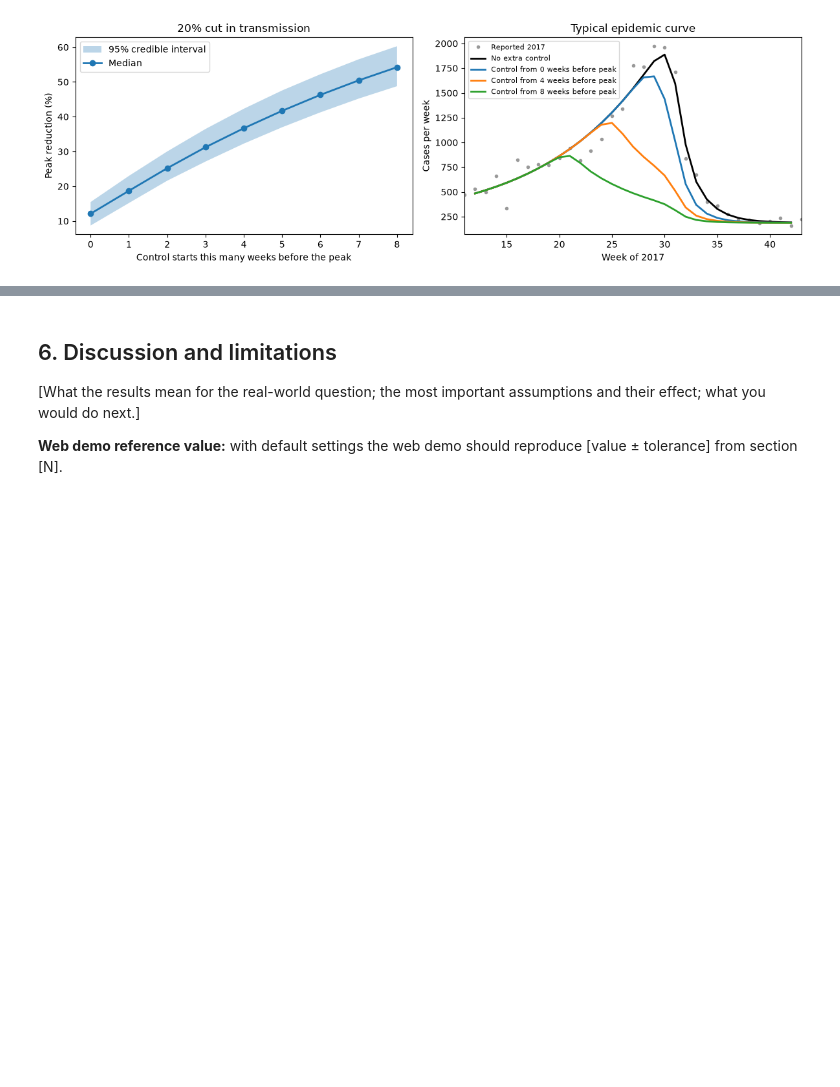
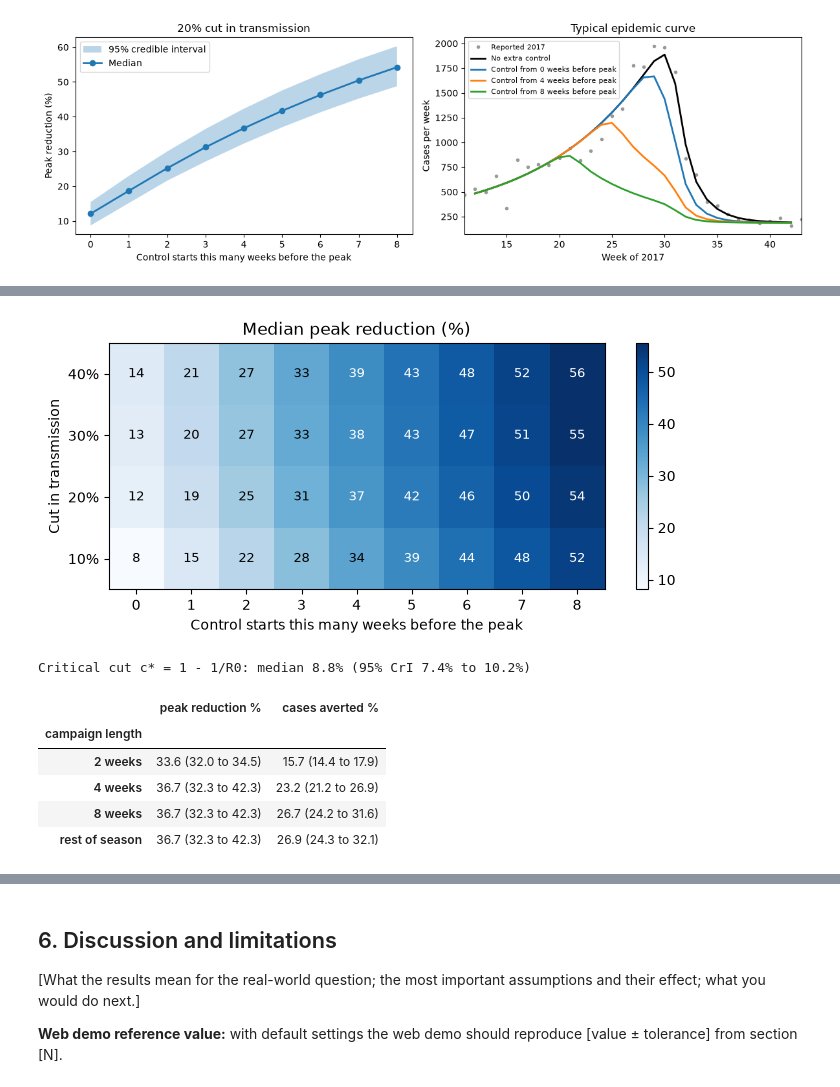
Before and after one commit to geethsenaviratne/dengue-sir-mcmc-colombo, a Jupyter notebook: notebook/dengue-sir-mcmc-colombo.ipynb, the cells around one changed output, grey strips where cells are left out. Drawn from its saved outputs; the diff is of its cells as text; code cells hidden in the pictures; blank space fills up the shorter version.

```diff
--- a/notebook/dengue-sir-mcmc-colombo.ipynb
+++ b/notebook/dengue-sir-mcmc-colombo.ipynb
@@ -560,0 +570,31 @@ plt.tight_layout(); plt.show()
+# %%
+cuts = [0.1, 0.2, 0.3, 0.4]
+grid = np.array([[np.median(control_scenario(draws[:500], k, cut=c)[0]) for k in ks] for c in cuts])
+
+fig, ax = plt.subplots(figsize=(8, 3.2))
+im = ax.imshow(grid, aspect="auto", origin="lower", cmap="Blues")
+ax.set_xticks(ks); ax.set_yticks(range(len(cuts))); ax.set_yticklabels([f"{c:.0%}" for c in cuts])
+for i in range(len(cuts)):
+    for j in ks:
+        ax.text(j, i, f"{grid[i, j]:.0f}", ha="center", va="center", color="white" if grid[i, j] > 35 else "black", fontsize=9)
+ax.set_xlabel("Control starts this many weeks before the peak"); ax.set_ylabel("Cut in transmission")
+ax.set_title("Median peak reduction (%)"); fig.colorbar(im, ax=ax); plt.show()
+
+critical = 100 * (1 - 1 / R0)
+print(f"Critical cut c* = 1 - 1/R0: median {np.median(critical):.1f}% (95% CrI {np.percentile(critical, 2.5):.1f}% to {np.percentile(critical, 97.5):.1f}%)")
+
+length_rows = []
+for weeks in (2, 4, 8, np.inf):
+    red, shift, averted = control_scenario(draws, 4, duration=weeks)
+    length_rows.append({"campaign length": "rest of season" if np.isinf(weeks) else f"{weeks} weeks",
+                        "peak reduction %": fmt(red), "cases averted %": fmt(averted)})
+display(pd.DataFrame(length_rows).set_index("campaign length"))
+# %% [output]
+[figure, added]
+Critical cut c* = 1 - 1/R0: median 8.8% (95% CrI 7.4% to 10.2%)
+|  | peak reduction % | cases averted % |
+| campaign length |  |  |
+| 2 weeks | 33.6 (32.0 to 34.5) | 15.7 (14.4 to 17.9) |
+| 4 weeks | 36.7 (32.3 to 42.3) | 23.2 (21.2 to 26.9) |
+| 8 weeks | 36.7 (32.3 to 42.3) | 26.7 (24.2 to 31.6) |
+| rest of season | 36.7 (32.3 to 42.3) | 26.9 (24.3 to 32.1) |
```
Also changed, not shown: parts of 4 cells of this notebook.
